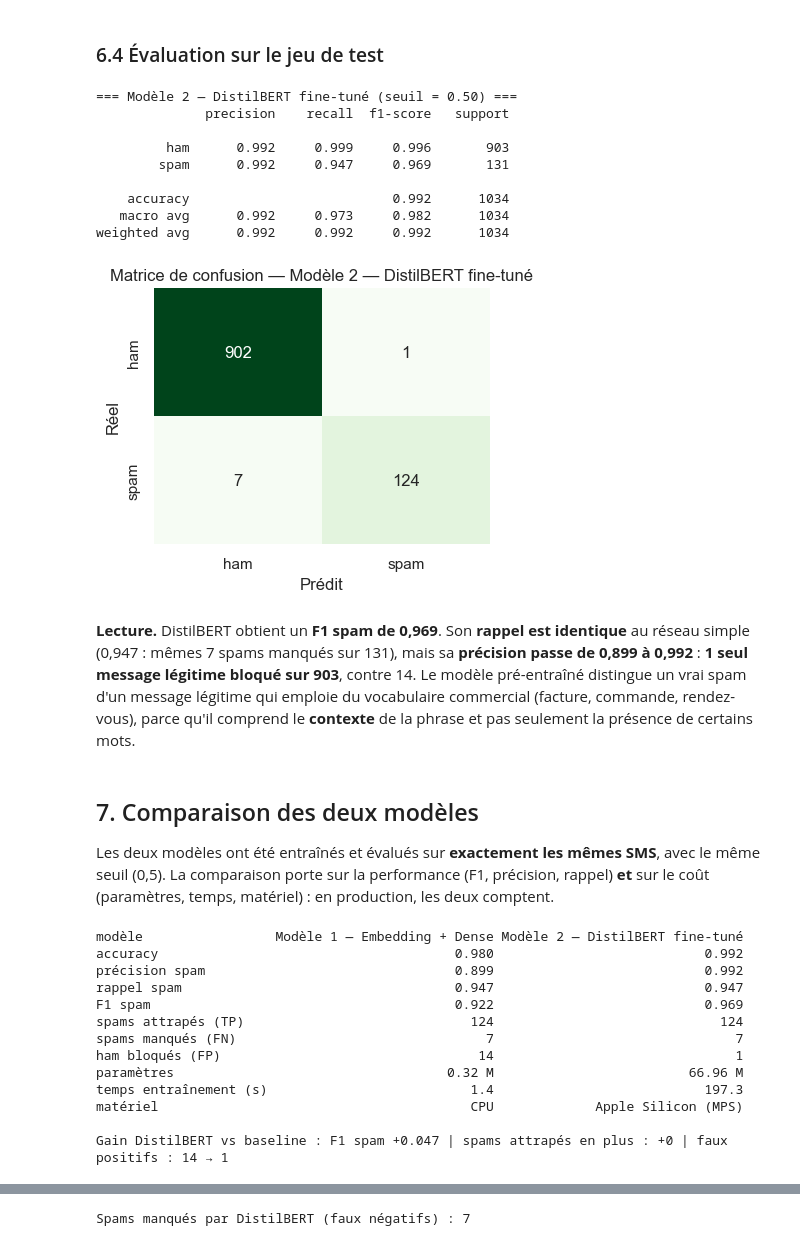
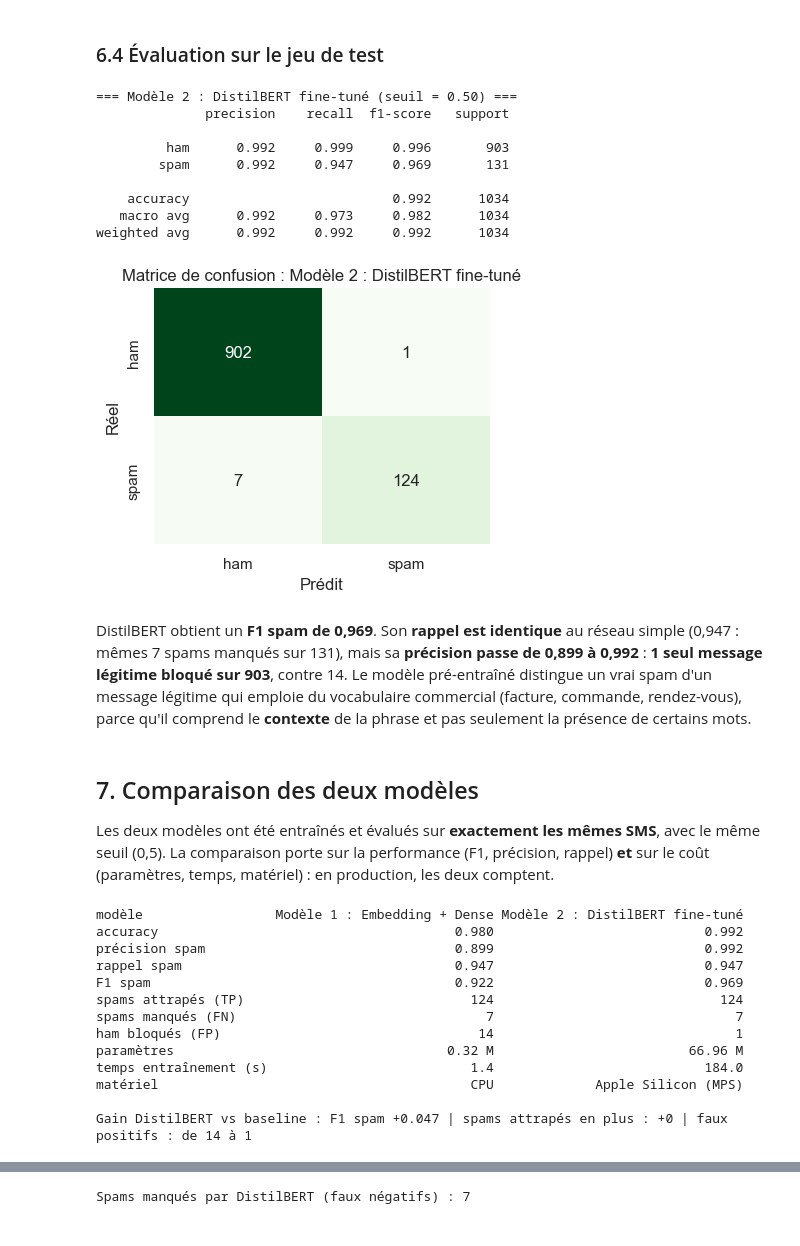
Before and after one commit to marinedde/cdsd-certification, a Jupyter notebook: bloc4-deep-learning/ATTspamdetector.ipynb, the cells around one changed output, grey strips where cells are left out. Drawn from its saved outputs; the diff is of its cells as text; code cells hidden in the pictures.

```diff
--- a/bloc4-deep-learning/ATTspamdetector.ipynb
+++ b/bloc4-deep-learning/ATTspamdetector.ipynb
@@ -553,7 +553,7 @@ def evaluate_model(name, y_true, y_prob, threshold=0.5, cmap="Blues",
     fig, ax = plt.subplots(figsize=(4.2, 3.6))
     sns.heatmap(cm, annot=True, fmt="d", cmap=cmap, cbar=False,
                 xticklabels=["ham", "spam"], yticklabels=["ham", "spam"], ax=ax)
-    ax.set_title(f"Matrice de confusion — {name}")
+    ax.set_title(f"Matrice de confusion : {name}")
     ax.set_ylabel("Réel")
     ax.set_xlabel("Prédit")
     plt.tight_layout()
@@ -580,7 +580,7 @@ y_prob1_test = model1.predict(X_test_pad, verbose=0).ravel()
 y_prob1_val = model1.predict(X_val_pad, verbose=0).ravel()
 
 metrics1 = evaluate_model(
-    "Modèle 1 — Embedding + Dense", y_test, y_prob1_test, cmap="Blues",
+    "Modèle 1 : Embedding + Dense", y_test, y_prob1_test, cmap="Blues",
     train_time=train_time_1, n_params=model1.count_params(), hardware="CPU",
 )
 # %% [output]
@@ -758,7 +758,7 @@ print(f"Troncature : {(bert_lengths > BERT_MAX_LEN).mean():.2%} des SMS du train
 
 
 def encode(texts):
-    """Texte brut → tenseurs (input_ids, attention_mask) de longueur fixe."""
+    """Texte brut vers tenseurs (input_ids, attention_mask) de longueur fixe."""
     return bert_tokenizer(list(texts), max_length=BERT_MAX_LEN, padding="max_length",
                           truncation=True, return_tensors="pt")
 
@@ -909,27 +909,27 @@ plt.show()
 # %%
 hardware_2 = {"cuda": "GPU " + (torch.cuda.get_device_name(0) if torch.cuda.is_available() else ""),
               "mps": "Apple Silicon (MPS)", "cpu": "CPU"}[DEVICE.type]
 
 y_prob2_test = predict_proba(model2, test_loader)
 y_prob2_val = predict_proba(model2, val_loader)
 
 metrics2 = evaluate_model(
-    "Modèle 2 — DistilBERT fine-tuné", y_test, y_prob2_test, cmap="Greens",
+    "Modèle 2 : DistilBERT fine-tuné", y_test, y_prob2_test, cmap="Greens",
     train_time=train_time_2, n_params=n_params_2, hardware=hardware_2,
 )
 # %% [output]
-=== Modèle 2 — DistilBERT fine-tuné (seuil = 0.50) ===
+=== Modèle 2 : DistilBERT fine-tuné (seuil = 0.50) ===
               precision    recall  f1-score   support
 
          ham      0.992     0.999     0.996       903
         spam      0.992     0.947     0.969       131
 
     accuracy                          0.992      1034
    macro avg      0.992     0.973     0.982      1034
 weighted avg      0.992     0.992     0.992      1034
-[figure, old version]
+[figure, new version]
 # %% [markdown]
-**Lecture.** DistilBERT obtient un **F1 spam de 0,969**. Son **rappel est identique** au réseau
+DistilBERT obtient un **F1 spam de 0,969**. Son **rappel est identique** au réseau
 simple (0,947 : mêmes 7 spams manqués sur 131), mais sa **précision passe de 0,899 à 0,992** :
 **1 seul message légitime bloqué sur 903**, contre 14. Le modèle pré-entraîné distingue un vrai
 spam d'un message légitime qui emploie du vocabulaire commercial (facture, commande, rendez-vous),
@@ -954,9 +954,9 @@ print(styled.T.to_string())
 gain_f1 = comparison.loc[metrics2["modèle"], "F1 spam"] - comparison.loc[metrics1["modèle"], "F1 spam"]
 gain_tp = metrics2["spams attrapés (TP)"] - metrics1["spams attrapés (TP)"]
 print(f"\nGain DistilBERT vs baseline : F1 spam {gain_f1:+.3f} | spams attrapés en plus : {gain_tp:+d} "
-      f"| faux positifs : {metrics1['ham bloqués (FP)']} → {metrics2['ham bloqués (FP)']}")
+      f"| faux positifs : de {metrics1['ham bloqués (FP)']} à {metrics2['ham bloqués (FP)']}")
 # %% [output]
-modèle                 Modèle 1 — Embedding + Dense Modèle 2 — DistilBERT fine-tuné
+modèle                 Modèle 1 : Embedding + Dense Modèle 2 : DistilBERT fine-tuné
 accuracy                                      0.980                           0.992
 précision spam                                0.899                           0.992
 rappel spam                                   0.947                           0.947
@@ -965,8 +965,8 @@ spams attrapés (TP)                             124
 spams manqués (FN)                                7                               7
 ham bloqués (FP)                                 14                               1
 paramètres                                   0.32 M                         66.96 M
-temps entraînement (s)                          1.4                           197.3
+temps entraînement (s)                          1.4                           184.0
 matériel                                        CPU             Apple Silicon (MPS)
 
-Gain DistilBERT vs baseline : F1 spam +0.047 | spams attrapés en plus : +0 | faux positifs : 14 → 1
+Gain DistilBERT vs baseline : F1 spam +0.047 | spams attrapés en plus : +0 | faux positifs : de 14 à 1
 # %% [markdown]
```
Also changed, not shown: parts of 23 cells of this notebook, 3 other files.
